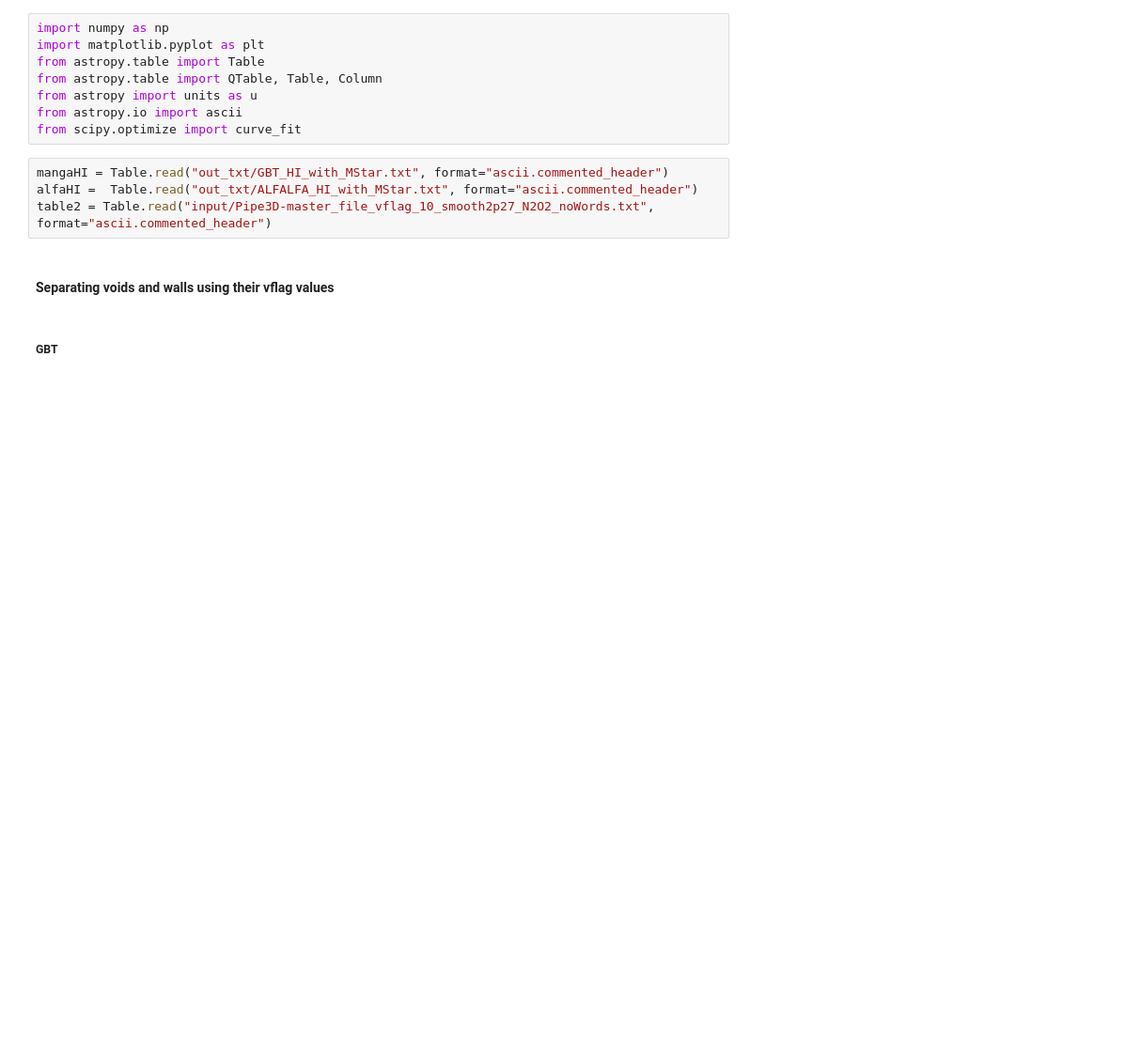
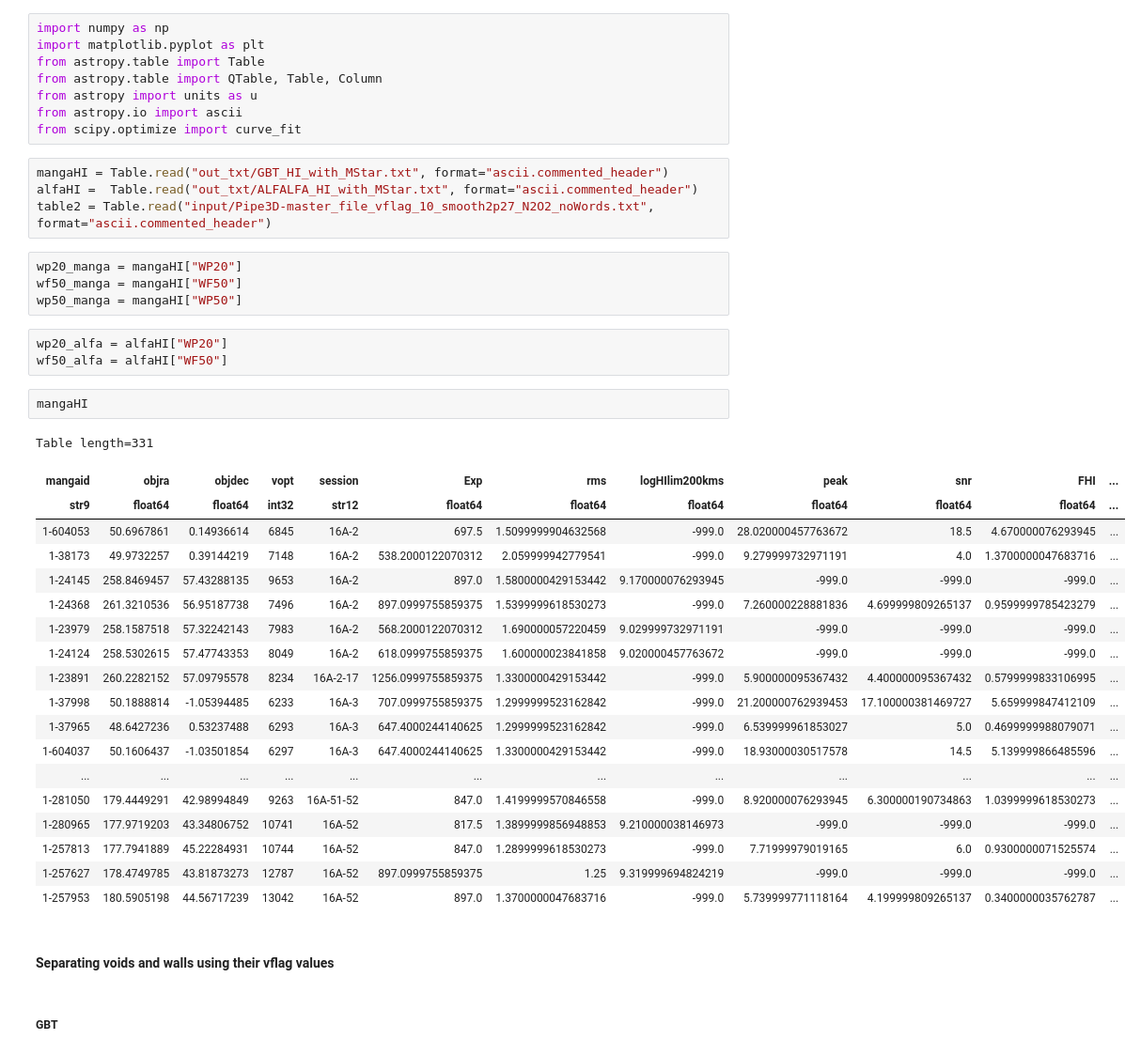
Before and after one commit to usiam/Summer-20_Galactic-Rotation-Curves-And-Dark-Matter, a Jupyter notebook: Research_2020.ipynb, the cells around one changed output. Shown: that part at 94% size. Drawn from its saved outputs; the diff is of its cells as text; blank space fills up the shorter version.

```diff
--- a/Research_2020.ipynb
+++ b/Research_2020.ipynb
@@ -14,6 +14,35 @@ from scipy.optimize import curve_fit
 mangaHI = Table.read("out_txt/GBT_HI_with_MStar.txt", format="ascii.commented_header")
 alfaHI =  Table.read("out_txt/ALFALFA_HI_with_MStar.txt", format="ascii.commented_header")
 table2 = Table.read("input/Pipe3D-master_file_vflag_10_smooth2p27_N2O2_noWords.txt", format="ascii.commented_header")
+# %%
+wp20_manga = mangaHI["WP20"]
+wf50_manga = mangaHI["WF50"]
+wp50_manga = mangaHI["WP50"]
+# %%
+wp20_alfa = alfaHI["WP20"]
+wf50_alfa = alfaHI["WF50"]
+# %%
+mangaHI
+# %% [output]
+Table length=331
+| mangaid | objra | objdec | vopt | session | Exp | rms | logHIlim200kms | peak | snr | FHI | ... |
+| str9 | float64 | float64 | int32 | str12 | float64 | float64 | float64 | float64 | float64 | float64 | ... |
+| 1-604053 | 50.6967861 | 0.14936614 | 6845 | 16A-2 | 697.5 | 1.5099999904632568 | -999.0 | 28.020000457763672 | 18.5 | 4.670000076293945 | ... |
+| 1-38173 | 49.9732257 | 0.39144219 | 7148 | 16A-2 | 538.2000122070312 | 2.059999942779541 | -999.0 | 9.279999732971191 | 4.0 | 1.3700000047683716 | ... |
+| 1-24145 | 258.8469457 | 57.43288135 | 9653 | 16A-2 | 897.0 | 1.5800000429153442 | 9.170000076293945 | -999.0 | -999.0 | -999.0 | ... |
+| 1-24368 | 261.3210536 | 56.95187738 | 7496 | 16A-2 | 897.0999755859375 | 1.5399999618530273 | -999.0 | 7.260000228881836 | 4.699999809265137 | 0.9599999785423279 | ... |
+| 1-23979 | 258.1587518 | 57.32242143 | 7983 | 16A-2 | 568.2000122070312 | 1.690000057220459 | 9.029999732971191 | -999.0 | -999.0 | -999.0 | ... |
+| 1-24124 | 258.5302615 | 57.47743353 | 8049 | 16A-2 | 618.0999755859375 | 1.600000023841858 | 9.020000457763672 | -999.0 | -999.0 | -999.0 | ... |
+| 1-23891 | 260.2282152 | 57.09795578 | 8234 | 16A-2-17 | 1256.0999755859375 | 1.3300000429153442 | -999.0 | 5.900000095367432 | 4.400000095367432 | 0.5799999833106995 | ... |
+| 1-37998 | 50.1888814 | -1.05394485 | 6233 | 16A-3 | 707.0999755859375 | 1.2999999523162842 | -999.0 | 21.200000762939453 | 17.100000381469727 | 5.659999847412109 | ... |
+| 1-37965 | 48.6427236 | 0.53237488 | 6293 | 16A-3 | 647.4000244140625 | 1.2999999523162842 | -999.0 | 6.539999961853027 | 5.0 | 0.4699999988079071 | ... |
+| 1-604037 | 50.1606437 | -1.03501854 | 6297 | 16A-3 | 647.4000244140625 | 1.3300000429153442 | -999.0 | 18.93000030517578 | 14.5 | 5.139999866485596 | ... |
+| ... | ... | ... | ... | ... | ... | ... | ... | ... | ... | ... | ... |
+| 1-281050 | 179.4449291 | 42.98994849 | 9263 | 16A-51-52 | 847.0 | 1.4199999570846558 | -999.0 | 8.920000076293945 | 6.300000190734863 | 1.0399999618530273 | ... |
+| 1-280965 | 177.9719203 | 43.34806752 | 10741 | 16A-52 | 817.5 | 1.3899999856948853 | 9.210000038146973 | -999.0 | -999.0 | -999.0 | ... |
+| 1-257813 | 177.7941889 | 45.22284931 | 10744 | 16A-52 | 847.0 | 1.2899999618530273 | -999.0 | 7.71999979019165 | 6.0 | 0.9300000071525574 | ... |
+| 1-257627 | 178.4749785 | 43.81873273 | 12787 | 16A-52 | 897.0999755859375 | 1.25 | 9.319999694824219 | -999.0 | -999.0 | -999.0 | ... |
+| 1-257953 | 180.5905198 | 44.56717239 | 13042 | 16A-52 | 897.0 | 1.3700000047683716 | -999.0 | 5.739999771118164 | 4.199999809265137 | 0.3400000035762787 | ... |
 # %% [markdown]
 #### Separating voids and walls using their vflag values
 # %% [markdown]
```
Also changed, not shown: parts of 65 cells of this notebook, 5 other files.
